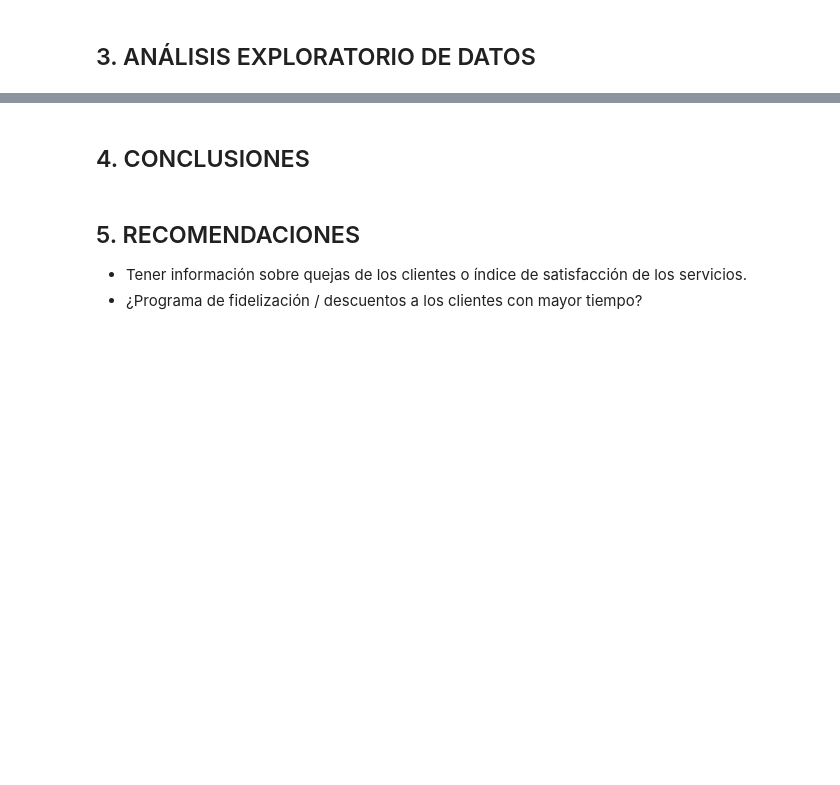
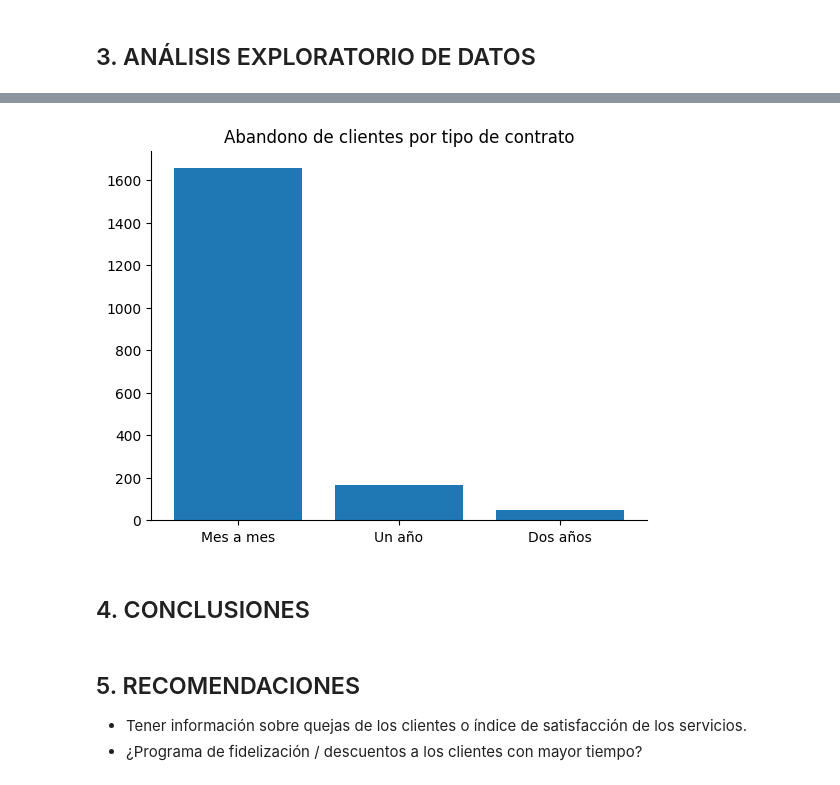
Before and after one commit to ecordovag/telecomx, a Jupyter notebook: telecom_x.ipynb, the cells around one changed output, grey strips where cells are left out. Cells and saved outputs as stored; diff of their text form; code cells hidden in the pictures; blank space fills up the shorter version.

Commit message:
Tasa de abandono de clientes

```diff
--- a/telecom_x.ipynb
+++ b/telecom_x.ipynb
@@ -273,4 +272,4 @@ for col in columnas_si_no:
 # %%
 # Cambio de tipo de dato en columnas seleccionadas con valores Female/Male
 
-df_final['cust_gender'] = df_final['cust_gender'].replace({'Female':0, 'Male':1}).astype(int)
+df_final['cust_gender'] = df_final['cust_gender'].map({'Female':0, 'Male':1}).astype(int)
@@ -383,6 +371,3 @@ df_final.head()
 | 3 | 1 | 1 | 1 | 1 | 0 | 13 | 1 | ... |
 | 4 | 1 | 0 | 1 | 1 | 0 | 3 | 1 | ... |
 5 rows × 22 columns
-# %%
-# Reseteo del index
-df_final.reset_index(inplace=True)
@@ -389,3 +395,6 @@ df_final.reset_index(inplace=True)
+# %%
+# Reseteo del índice
+df_final.reset_index(drop=True, inplace=True)
 # %%
 # Verificacion del dataframe final
 df_final.info()
@@ -493,0 +523,14 @@ plt.show()
+# %%
+# Creación del dataframe de abandono de clientes por tipo de contrato
+df_abandono_contrato = pd.crosstab(index=df_final['contract_type'], columns=df_final['churn'], rownames=['Tipo de contrato'], colnames=['Abandono'])
+
+# Renombrar los valores de las filas y columnas del dataframe creado
+df_abandono_contrato.rename(index={'Month-to-month':'Mes a mes', 'One year':'Un año', 'Two year':'Dos años'}, inplace=True)
+df_abandono_contrato.rename(columns={0:'No', 1:'Si'}, inplace=True)
+
+# Crear la columna %_abandono_total
+# Los valores indican la contribución de abandonos de cada uno de los tipos de contrato al porcentaje total de abandonos
+df_abandono_contrato['%_abandono_total'] = df_abandono_contrato['Si'] * 100 / df_abandono_contrato['Si'].sum()
+df_abandono_contrato['%_abandono_total'] = df_abandono_contrato['%_abandono_total'].map(lambda x: f'{x:.2f}%')
+
+df_abandono_contrato
@@ -494,3 +543,16 @@ plt.show()
+# %%
+# Creación de gráfico de barras
+fig, ax = plt.subplots()
+
+ax.bar(x=df_abandono_contrato.index, height=df_abandono_contrato['Si'])
+ax.set_title('Abandono de clientes por tipo de contrato')
+
+ax.spines['top'].set_visible(False)
+ax.spines['right'].set_visible(False)
+
+plt.show()
+# %% [output]
+[figure, added]
 # %% [markdown]
 ## 4. CONCLUSIONES
 # %% [markdown]
```
Also changed, not shown: parts of 19 cells of this notebook.
